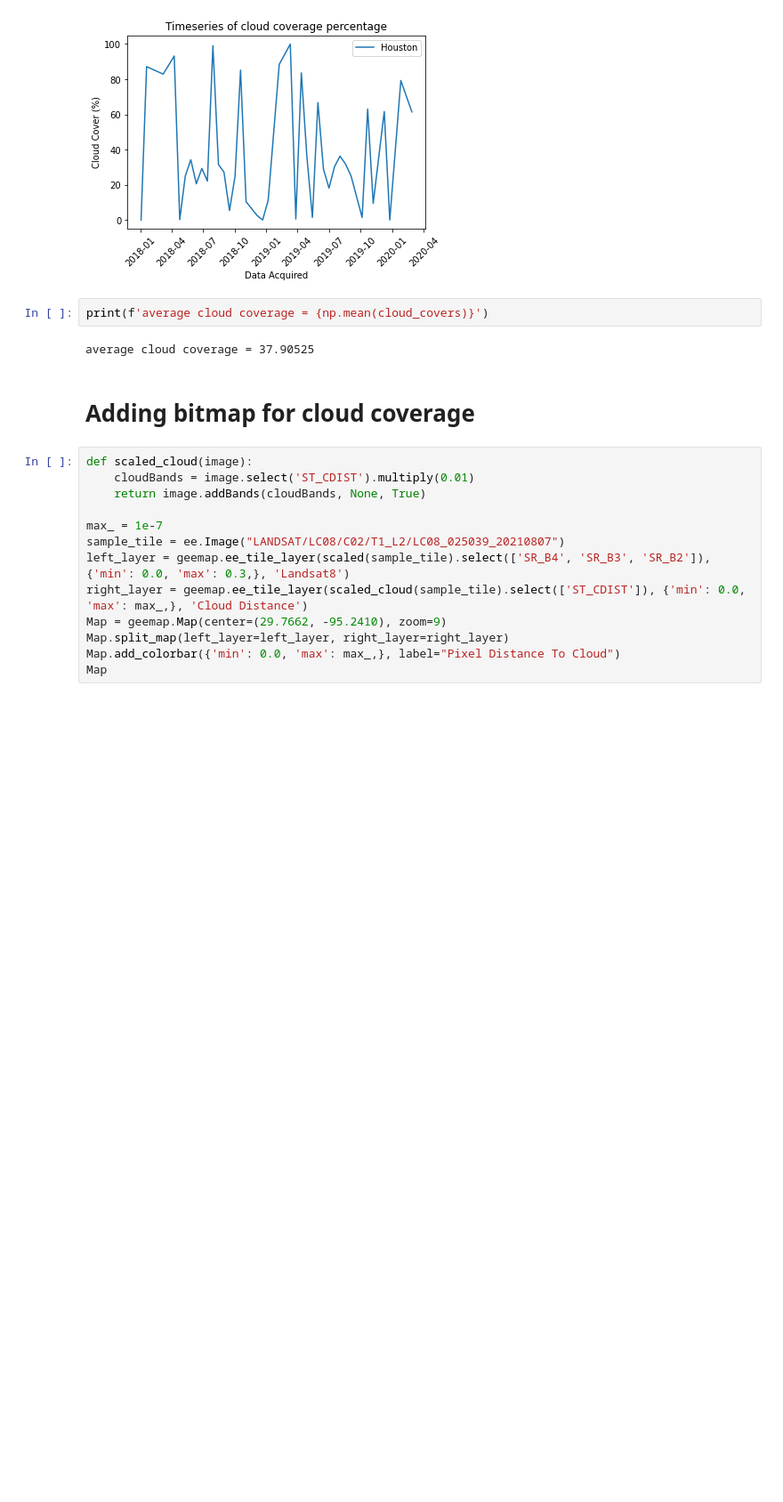
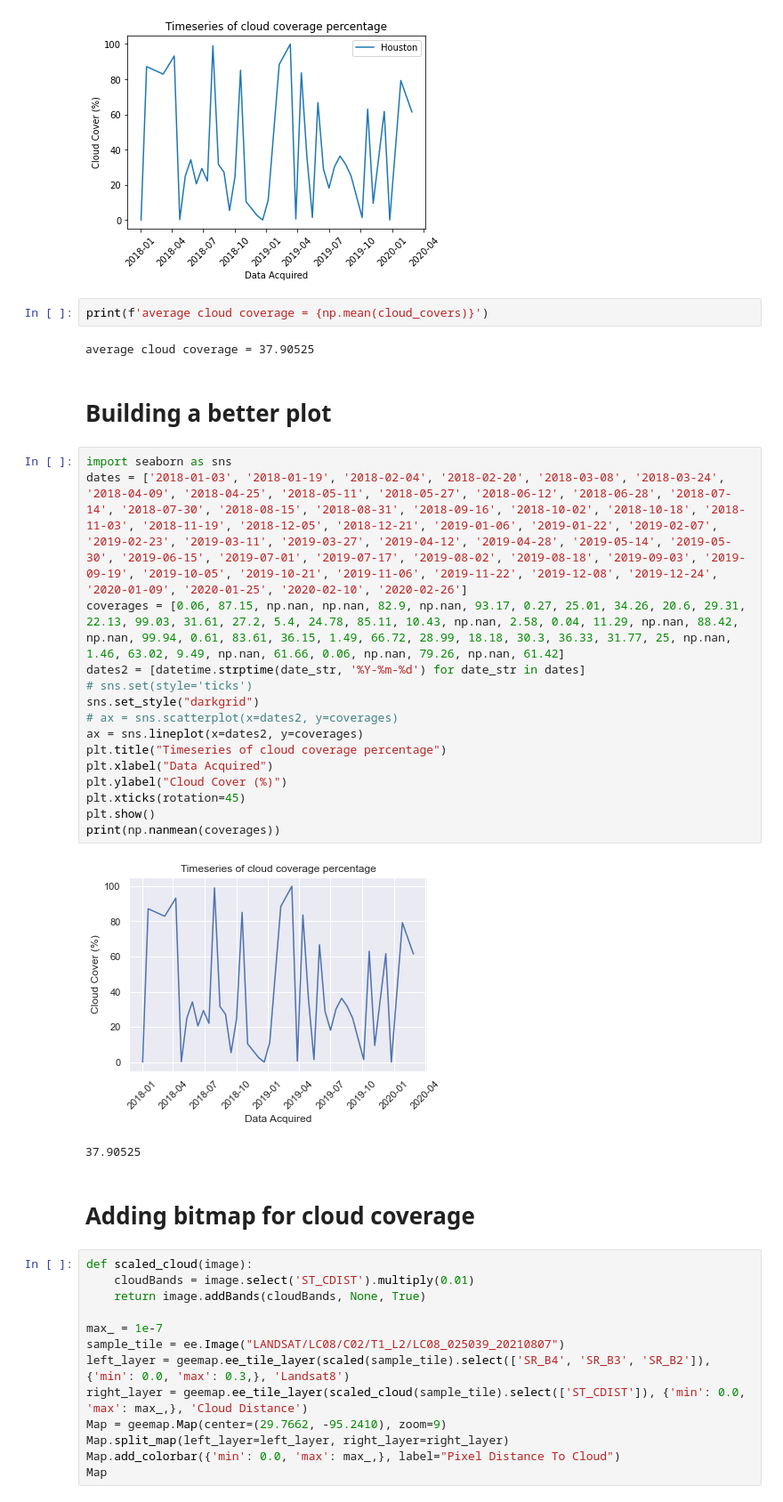
Before and after one commit to Way-Yuhao/ISLAND, a Jupyter notebook: jupyter/4 - Multi-cycle Sampling.ipynb, the cells around one changed output. Shown: that part at 89% size. Saved outputs shown, nothing was run; the diff lists cells and outputs as text; blank space fills up the shorter version.

Commit message:
saving timeseries of cloud coverage

```diff
--- a/jupyter/4 - Multi-cycle Sampling.ipynb
+++ b/jupyter/4 - Multi-cycle Sampling.ipynb
@@ -201,6 +201,26 @@ plt.show()
 print(f'average cloud coverage = {np.mean(cloud_covers)}')
 # %% [output]
 average cloud coverage = 37.90525
+# %% [markdown]
+# Building a better plot
+# %%
+import seaborn as sns
+dates = ['2018-01-03', '2018-01-19', '2018-02-04', '2018-02-20', '2018-03-08', '2018-03-24', '2018-04-09', '2018-04-25', '2018-05-11', '2018-05-27', '2018-06-12', '2018-06-28', '2018-07-14', '2018-07-30', '2018-08-15', '2018-08-31', '2018-09-16', '2018-10-02', '2018-10-18', '2018-11-03', '2018-11-19', '2018-12-05', '2018-12-21', '2019-01-06', '2019-01-22', '2019-02-07', '2019-02-23', '2019-03-11', '2019-03-27', '2019-04-12', '2019-04-28', '2019-05-14', '2019-05-30', '2019-06-15', '2019-07-01', '2019-07-17', '2019-08-02', '2019-08-18', '2019-09-03', '2019-09-19', '2019-10-05', '2019-10-21', '2019-11-06', '2019-11-22', '2019-12-08', '2019-12-24', '2020-01-09', '2020-01-25', '2020-02-10', '2020-02-26']
+coverages = [0.06, 87.15, np.nan, np.nan, 82.9, np.nan, 93.17, 0.27, 25.01, 34.26, 20.6, 29.31, 22.13, 99.03, 31.61, 27.2, 5.4, 24.78, 85.11, 10.43, np.nan, 2.58, 0.04, 11.29, np.nan, 88.42, np.nan, 99.94, 0.61, 83.61, 36.15, 1.49, 66.72, 28.99, 18.18, 30.3, 36.33, 31.77, 25, np.nan, 1.46, 63.02, 9.49, np.nan, 61.66, 0.06, np.nan, 79.26, np.nan, 61.42]
+dates2 = [datetime.strptime(date_str, '%Y-%m-%d') for date_str in dates]
+# sns.set(style='ticks')
+sns.set_style("darkgrid")
+# ax = sns.scatterplot(x=dates2, y=coverages)
+ax = sns.lineplot(x=dates2, y=coverages)
+plt.title("Timeseries of cloud coverage percentage")
+plt.xlabel("Data Acquired")
+plt.ylabel("Cloud Cover (%)")
+plt.xticks(rotation=45)
+plt.show()
+print(np.nanmean(coverages))
+# %% [output]
+[figure, added]
+37.90525
 # %% [markdown]
 # Adding bitmap for cloud coverage
 # %%
```
Also changed, not shown: 1 other file.
